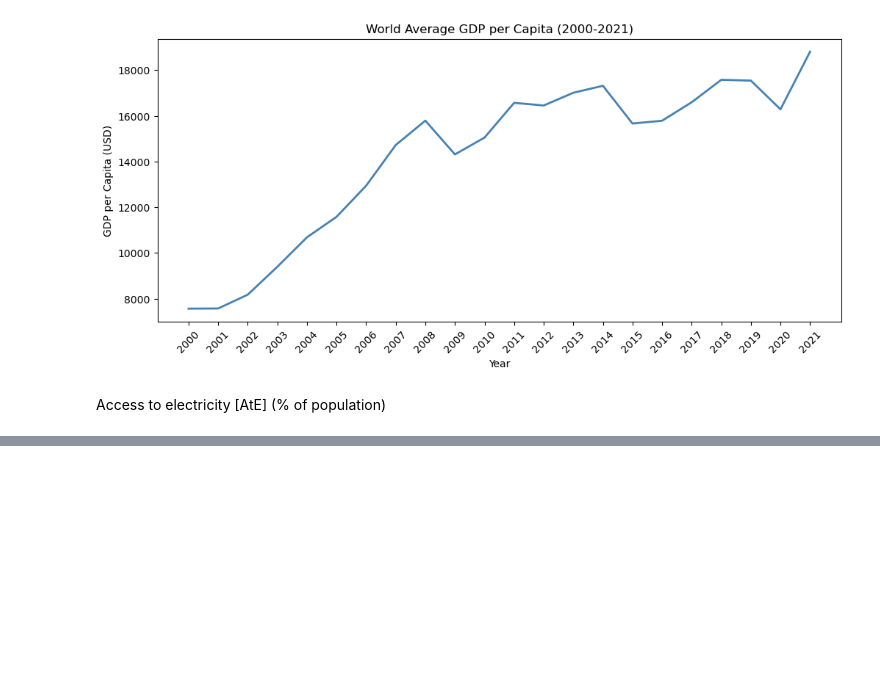
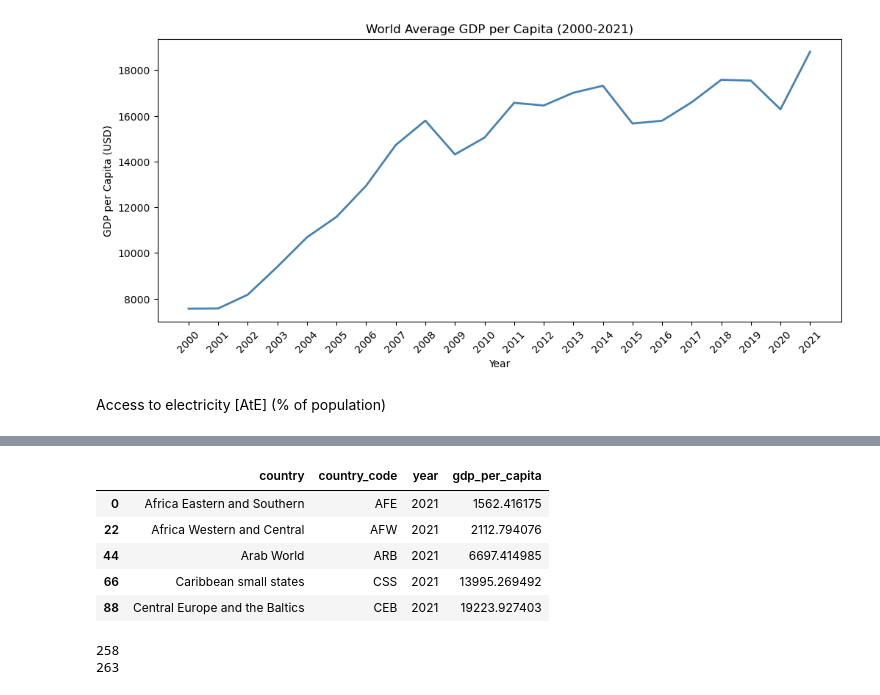
Before and after one commit to Tp12menon/Financial_Inclusion, a Jupyter notebook: financial_inclusion_analysis.ipynb, the cells around one changed output, grey strips where cells are left out. Saved outputs shown, nothing was run; the diff lists cells and outputs as text; code cells hidden in the pictures; blank space fills up the shorter version.

```diff
--- a/financial_inclusion_analysis.ipynb
+++ b/financial_inclusion_analysis.ipynb
@@ -278,0 +327,18 @@ response_ate = requests.get(url_ATE)
+# %%
+# Merge Access to Electricity with GDP per Capita for 2021
+
+df_gdp_pc2021 = df_gdp_pc[df_gdp_pc['year'] == '2021']
+df_gdp_pc2021.head()
+# %% [output]
+|  | country | country_code | year | gdp_per_capita |
+| 0 | Africa Eastern and Southern | AFE | 2021 | 1562.416175 |
+| 22 | Africa Western and Central | AFW | 2021 | 2112.794076 |
+| 44 | Arab World | ARB | 2021 | 6697.414985 |
+| 66 | Caribbean small states | CSS | 2021 | 13995.269492 |
+| 88 | Central Europe and the Baltics | CEB | 2021 | 19223.927403 |
+# %%
+print(len(df_gdp_pc2021))
+print(len(df_ate))
+# %% [output]
+258
+263
```
Also changed, not shown: parts of 6 cells of this notebook.
